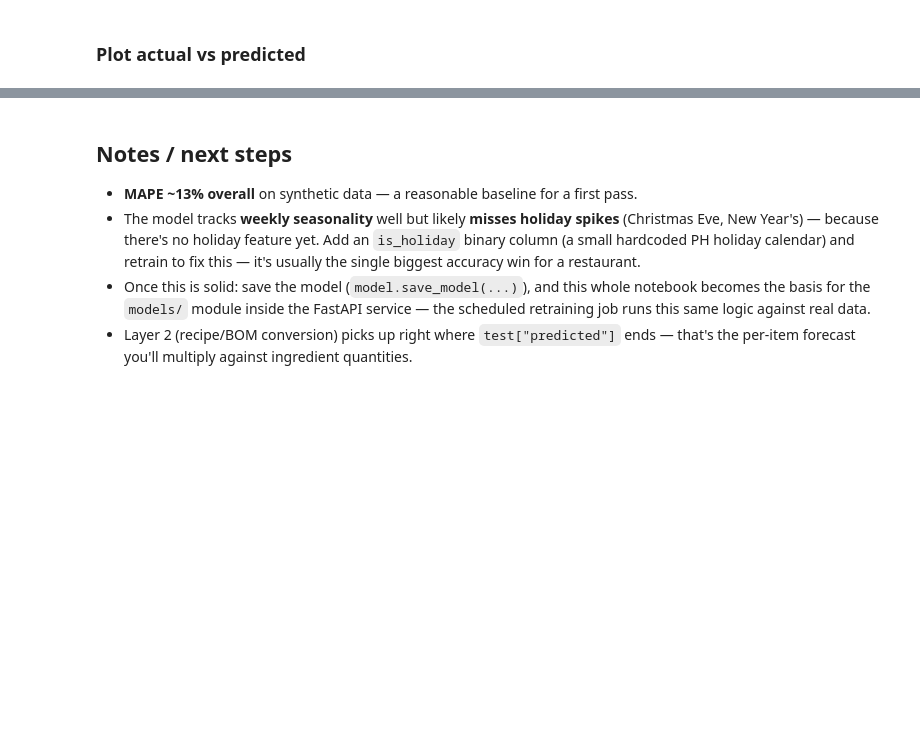
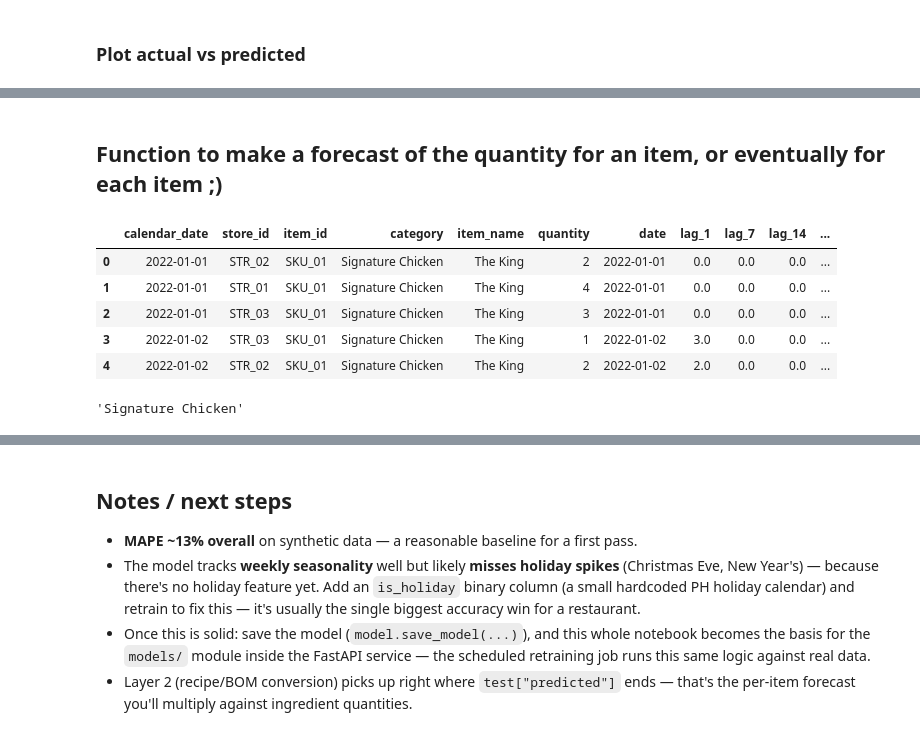
Before and after one commit to Reyal335/Monga-Sales-Forecasting-and-Analytics-App, a Jupyter notebook: ml/restaurant_demand_forecast_prototype.ipynb, the cells around one changed output, grey strips where cells are left out. Drawn from its saved outputs; the diff is of its cells as text; code cells hidden in the pictures; blank space fills up the shorter version.

Commit message:
item information

```diff
--- a/ml/restaurant_demand_forecast_prototype.ipynb
+++ b/ml/restaurant_demand_forecast_prototype.ipynb
@@ -196,0 +207,15 @@ Predicted Value: [2.3346797  1.32065025 0.48357002 0.64776952 1.01511264]
+# %% [markdown]
+## Function to make a forecast of the quantity for an item, or eventually for each item ;)
+# %%
+df.head()
+# %% [output]
+|  | calendar_date | store_id | item_id | category | item_name | quantity | date | lag_1 | lag_7 | lag_14 | ... |
+| 0 | 2022-01-01 | STR_02 | SKU_01 | Signature Chicken | The King | 2 | 2022-01-01 | 0.0 | 0.0 | 0.0 | ... |
+| 1 | 2022-01-01 | STR_01 | SKU_01 | Signature Chicken | The King | 4 | 2022-01-01 | 0.0 | 0.0 | 0.0 | ... |
+| 2 | 2022-01-01 | STR_03 | SKU_01 | Signature Chicken | The King | 3 | 2022-01-01 | 0.0 | 0.0 | 0.0 | ... |
+| 3 | 2022-01-02 | STR_03 | SKU_01 | Signature Chicken | The King | 1 | 2022-01-02 | 3.0 | 0.0 | 0.0 | ... |
+| 4 | 2022-01-02 | STR_02 | SKU_01 | Signature Chicken | The King | 2 | 2022-01-02 | 2.0 | 0.0 | 0.0 | ... |
+# %%
+df[df['item_name'] == 'The King'].iloc[0]
+# %% [output]
+'Signature Chicken'
```
Also changed, not shown: parts of 6 cells of this notebook, 1 other file.
